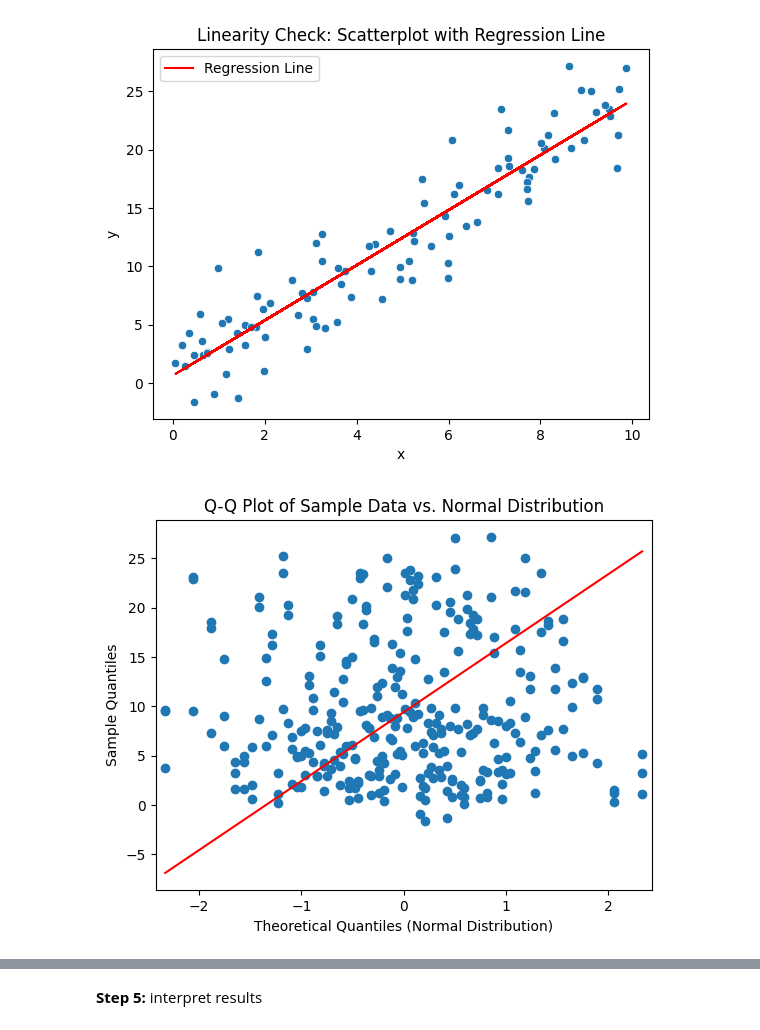
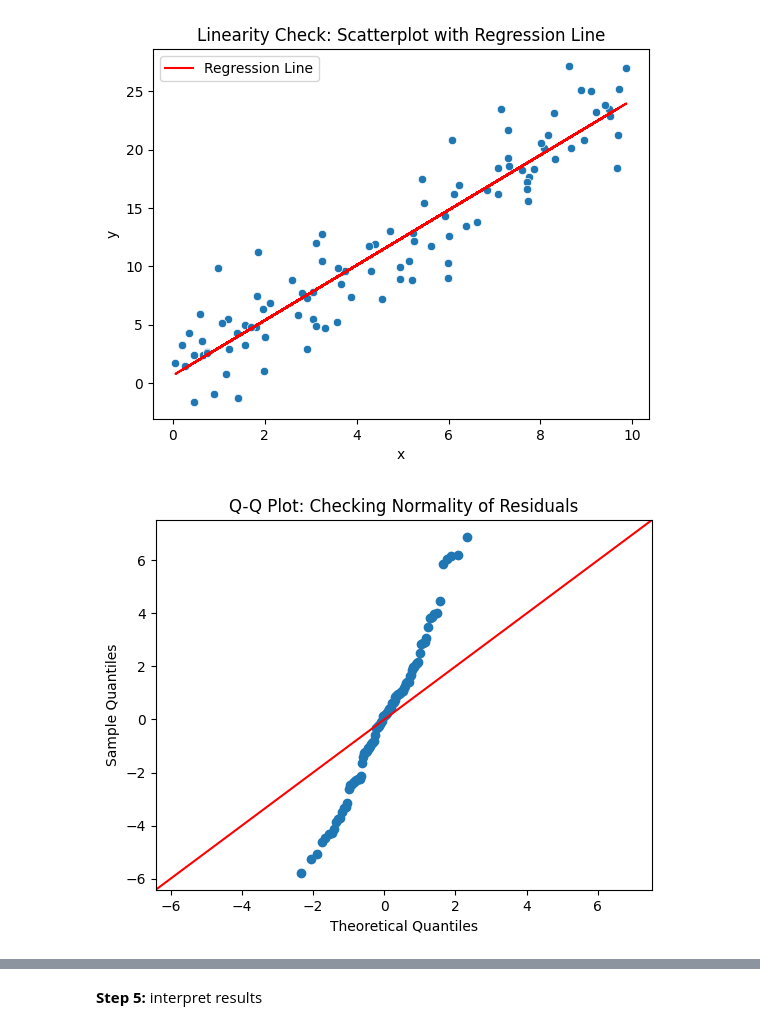
Before and after one commit to marhas109/ds06_mod2, a Jupyter notebook: mod2_techlesson_linear_assumptions.ipynb, the cells around one changed output, grey strips where cells are left out. Cells and saved outputs as stored; diff of their text form; code cells hidden in the pictures.

```diff
--- a/mod2_techlesson_linear_assumptions.ipynb
+++ b/mod2_techlesson_linear_assumptions.ipynb
@@ -41,14 +41,8 @@ plt.show()
 # %% [output]
 [figure]
 # %%
-# The 'qqplot' function by default compares against a normal distribution.
-# The 'line' parameter adds a reference line for easier interpretation.
-fig = sm.qqplot(data, line='s') # 's' for a standardized line
-
-# Add title and labels and display
-plt.title("Q-Q Plot of Sample Data vs. Normal Distribution")
-plt.xlabel("Theoretical Quantiles (Normal Distribution)")
-plt.ylabel("Sample Quantiles")
+sm.qqplot(residuals, line='45')
+plt.title('Q-Q Plot: Checking Normality of Residuals')
 plt.show()
 # %% [output]
-[figure, old version]
+[figure, new version]
```
Also changed, not shown: parts of 1 cell of this notebook.
